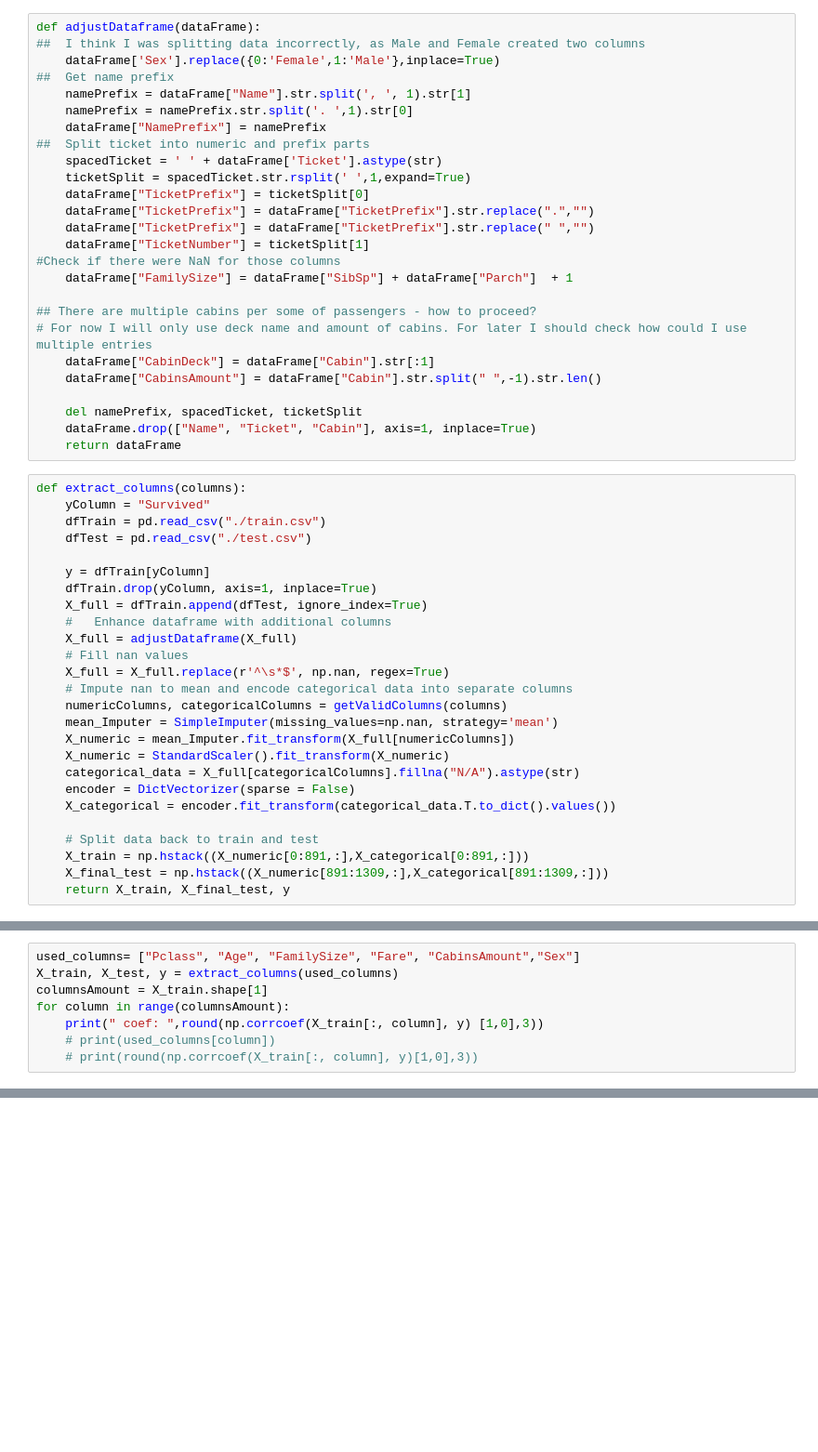
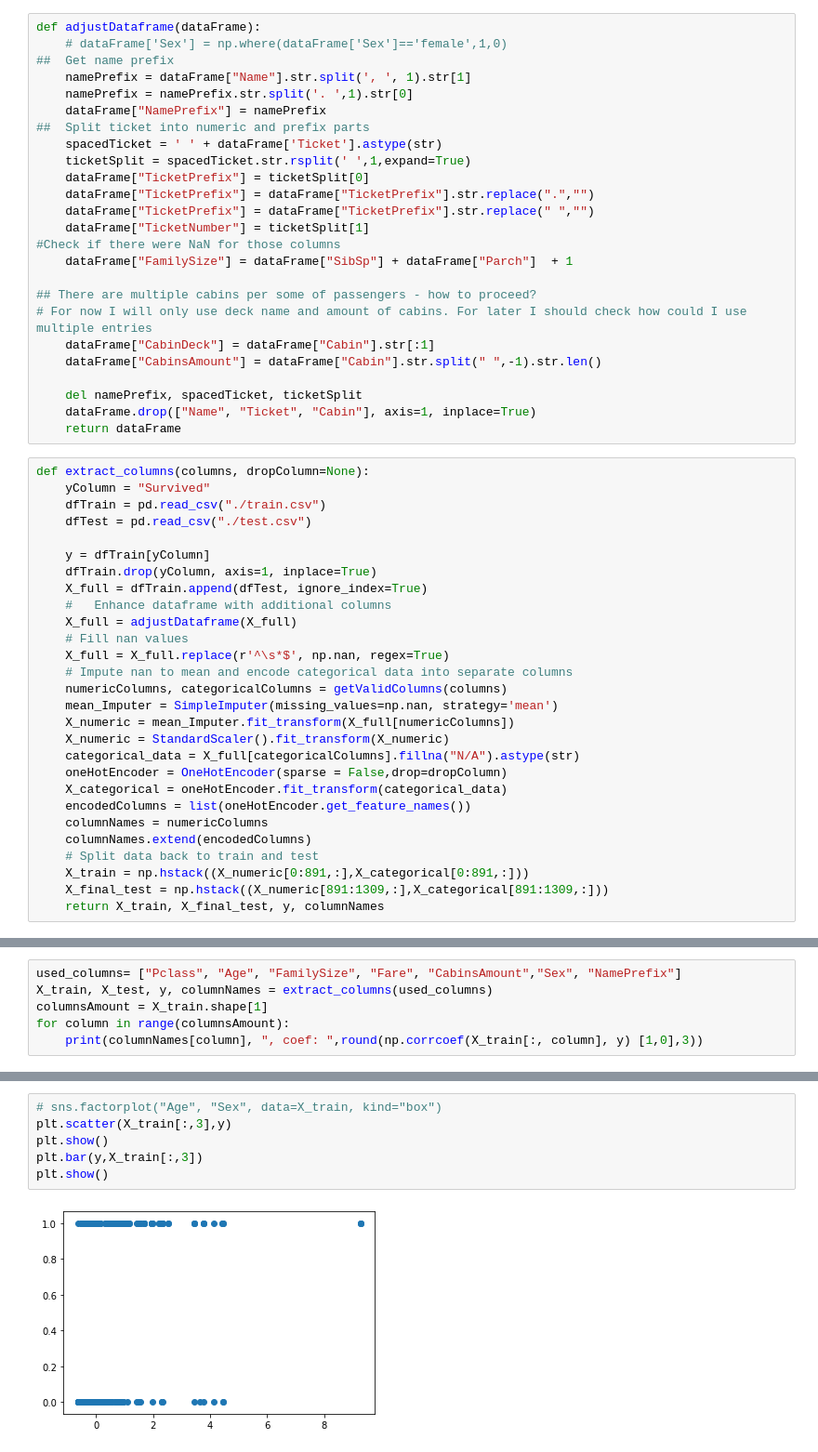
Before and after one commit to DenisTis/kaggle, a Jupyter notebook: data_preparation.ipynb, the cells around one changed output, grey strips where cells are left out. Shown at 93% size. Saved outputs shown, nothing was run; the diff lists cells and outputs as text; blank space fills up the shorter version.

```diff
--- a/data_preparation.ipynb
+++ b/data_preparation.ipynb
@@ -12,8 +14,7 @@ from sklearn.metrics import roc_curve, auc
 import matplotlib.pyplot as plt
 # %%
 def adjustDataframe(dataFrame):
-##  I think I was splitting data incorrectly, as Male and Female created two columns
-    dataFrame['Sex'].replace({0:'Female',1:'Male'},inplace=True)
+    # dataFrame['Sex'] = np.where(dataFrame['Sex']=='female',1,0)
 ##  Get name prefix
     namePrefix = dataFrame["Name"].str.split(', ', 1).str[1]
     namePrefix = namePrefix.str.split('. ',1).str[0]
@@ -37,7 +38,7 @@ def adjustDataframe(dataFrame):
     dataFrame.drop(["Name", "Ticket", "Cabin"], axis=1, inplace=True)
     return dataFrame
 # %%
-def extract_columns(columns):
+def extract_columns(columns, dropColumn=None):
     yColumn = "Survived"
     dfTrain = pd.read_csv("./train.csv")
     dfTest = pd.read_csv("./test.csv")
@@ -55,13 +56,15 @@ def extract_columns(columns):
     X_numeric = mean_Imputer.fit_transform(X_full[numericColumns])
     X_numeric = StandardScaler().fit_transform(X_numeric)
     categorical_data = X_full[categoricalColumns].fillna("N/A").astype(str)
-    encoder = DictVectorizer(sparse = False)
-    X_categorical = encoder.fit_transform(categorical_data.T.to_dict().values())
-
+    oneHotEncoder = OneHotEncoder(sparse = False,drop=dropColumn)
+    X_categorical = oneHotEncoder.fit_transform(categorical_data)
+    encodedColumns = list(oneHotEncoder.get_feature_names())
+    columnNames = numericColumns
+    columnNames.extend(encodedColumns)
     # Split data back to train and test
     X_train = np.hstack((X_numeric[0:891,:],X_categorical[0:891,:]))
     X_final_test = np.hstack((X_numeric[891:1309,:],X_categorical[891:1309,:]))
-    return X_train, X_final_test, y
+    return X_train, X_final_test, y, columnNames
 # %%
 # build column list
 def getValidColumns(columns):
@@ -77,11 +80,9 @@ def getValidColumns(columns):
             catColumns.append(column)
     return numColumns, catColumns
 # %%
-used_columns= ["Pclass", "Age", "FamilySize", "Fare", "CabinsAmount","Sex"]
-X_train, X_test, y = extract_columns(used_columns)
+used_columns= ["Pclass", "Age", "FamilySize", "Fare", "CabinsAmount","Sex", "NamePrefix"]
+X_train, X_test, y, columnNames = extract_columns(used_columns)
 columnsAmount = X_train.shape[1]
 for column in range(columnsAmount):
-    print(" coef: ",round(np.corrcoef(X_train[:, column], y) [1,0],3))
-    # print(used_columns[column])
-    # print(round(np.corrcoef(X_train[:, column], y)[1,0],3))
+    print(columnNames[column], ", coef: ",round(np.corrcoef(X_train[:, column], y) [1,0],3))
 # %% [output]
@@ -89,0 +106,8 @@ could not convert string to float: 'male'
+# %%
+# sns.factorplot("Age", "Sex", data=X_train, kind="box")
+plt.scatter(X_train[:,3],y)
+plt.show()
+plt.bar(y,X_train[:,3])
+plt.show()
+# %% [output]
+[figure, added]
```
Also changed, not shown: parts of 4 cells of this notebook, 1 other file.
